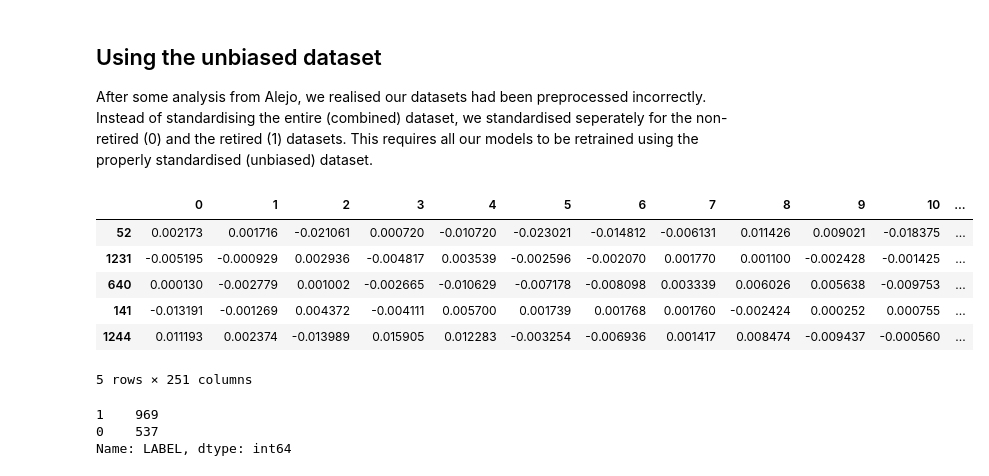
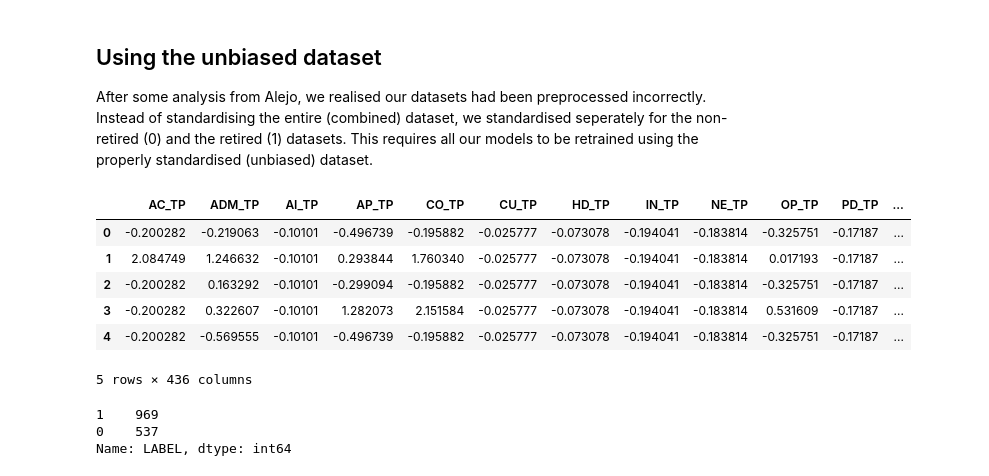
Before and after one commit to SolemnShark871/Churn, a Jupyter notebook: SVM_Model.ipynb, the cells around one changed output. Drawn from its saved outputs; the diff is of its cells as text; code cells hidden in the pictures.

Commit message:
#15 74.5% highest accuracy achieved. Retrained using both the unbiased (no lamda) datasets, PCA/no PCA

```diff
--- a/SVM_Model.ipynb
+++ b/SVM_Model.ipynb
@@ -357,16 +357,16 @@ plt.show()
 
 After some analysis from Alejo, we realised our datasets had been preprocessed incorrectly. Instead of standardising the entire (combined) dataset, we standardised seperately for the non-retired (0) and the retired (1) datasets. This requires all our models to be retrained using the properly standardised (unbiased) dataset.
 # %%
-df_unbiased = pd.read_csv('pca_merged_standarised.csv', index_col = [0])
+df_unbiased_pca = pd.read_csv('standarised_not_lambda_not_pca_merged.csv', index_col = [0])  #no pca
 
-df_unbiased.head()
+df_unbiased_pca.head()
 # %% [output]
-|  | 0 | 1 | 2 | 3 | 4 | 5 | 6 | 7 | 8 | 9 | 10 | ... |
-| 52 | 0.002173 | 0.001716 | -0.021061 | 0.000720 | -0.010720 | -0.023021 | -0.014812 | -0.006131 | 0.011426 | 0.009021 | -0.018375 | ... |
-| 1231 | -0.005195 | -0.000929 | 0.002936 | -0.004817 | 0.003539 | -0.002596 | -0.002070 | 0.001770 | 0.001100 | -0.002428 | -0.001425 | ... |
-| 640 | 0.000130 | -0.002779 | 0.001002 | -0.002665 | -0.010629 | -0.007178 | -0.008098 | 0.003339 | 0.006026 | 0.005638 | -0.009753 | ... |
-| 141 | -0.013191 | -0.001269 | 0.004372 | -0.004111 | 0.005700 | 0.001739 | 0.001768 | 0.001760 | -0.002424 | 0.000252 | 0.000755 | ... |
-| 1244 | 0.011193 | 0.002374 | -0.013989 | 0.015905 | 0.012283 | -0.003254 | -0.006936 | 0.001417 | 0.008474 | -0.009437 | -0.000560 | ... |
+|  | AC_TP | ADM_TP | AI_TP | AP_TP | CO_TP | CU_TP | HD_TP | IN_TP | NE_TP | OP_TP | PD_TP | ... |
+| 0 | -0.200282 | -0.219063 | -0.10101 | -0.496739 | -0.195882 | -0.025777 | -0.073078 | -0.194041 | -0.183814 | -0.325751 | -0.17187 | ... |
+| 1 | 2.084749 | 1.246632 | -0.10101 | 0.293844 | 1.760340 | -0.025777 | -0.073078 | -0.194041 | -0.183814 | 0.017193 | -0.17187 | ... |
+| 2 | -0.200282 | 0.163292 | -0.10101 | -0.299094 | -0.195882 | -0.025777 | -0.073078 | -0.194041 | -0.183814 | -0.325751 | -0.17187 | ... |
+| 3 | -0.200282 | 0.322607 | -0.10101 | 1.282073 | 2.151584 | -0.025777 | -0.073078 | -0.194041 | -0.183814 | 0.531609 | -0.17187 | ... |
+| 4 | -0.200282 | -0.569555 | -0.10101 | -0.496739 | -0.195882 | -0.025777 | -0.073078 | -0.194041 | -0.183814 | -0.325751 | -0.17187 | ... |
-5 rows × 251 columns
+5 rows × 436 columns
 # %%
 ### Train test split FOR NUMERICAL ALGORITHMS: 20% test
```
Also changed, not shown: parts of 13 cells of this notebook.
